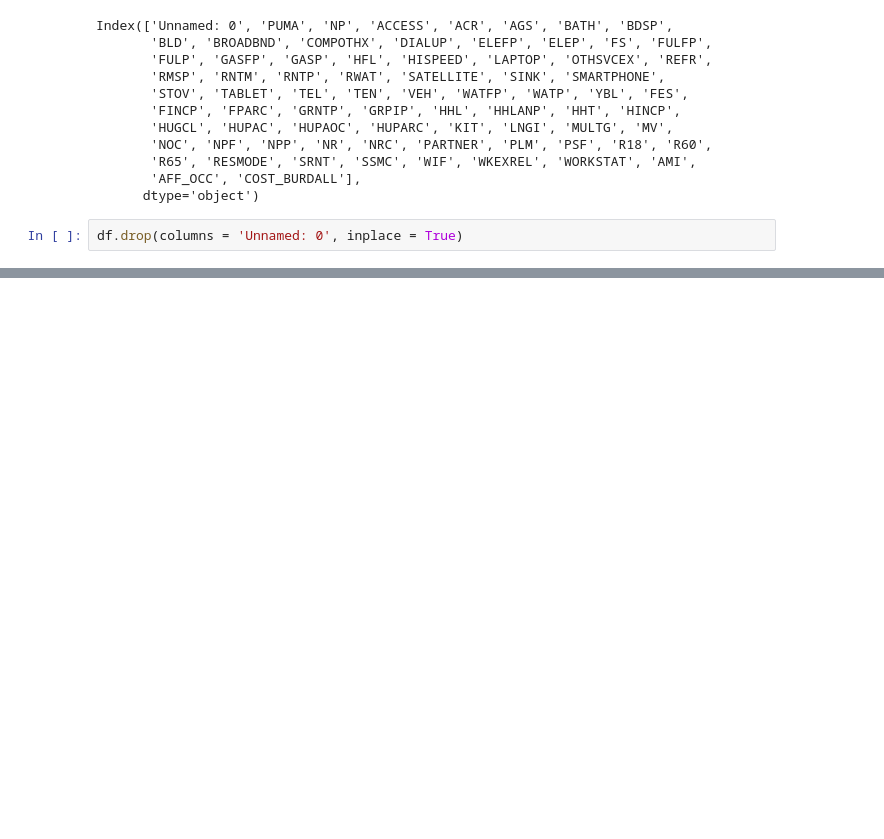
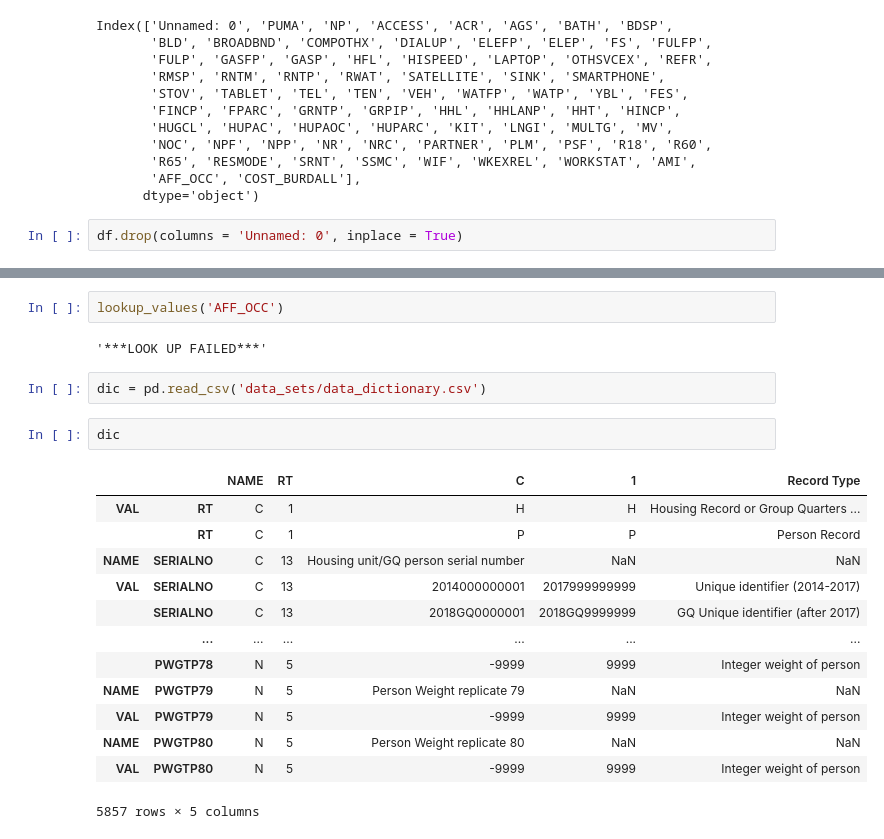
Before and after one commit to ITCS4122VISUALANALYTICS/Charlotte_Housing, a Jupyter notebook: visualization_playground.ipynb, the cells around one changed output, grey strips where cells are left out. Drawn from its saved outputs; the diff is of its cells as text; blank space fills up the shorter version.

```diff
--- a/visualization_playground.ipynb
+++ b/visualization_playground.ipynb
@@ -52,0 +54,22 @@ alt.Chart(...)
+# %%
+lookup_values('AFF_OCC')
+# %% [output]
+'***LOOK UP FAILED***'
+# %%
+dic = pd.read_csv('data_sets/data_dictionary.csv')
+# %%
+dic
+# %% [output]
+|  |  | NAME | RT | C | 1 | Record Type |
+| VAL | RT | C | 1 | H | H | Housing Record or Group Quarters ... |
+|  | RT | C | 1 | P | P | Person Record |
+| NAME | SERIALNO | C | 13 | Housing unit/GQ person serial number | NaN | NaN |
+| VAL | SERIALNO | C | 13 | 2014000000001 | 2017999999999 | Unique identifier (2014-2017) |
+|  | SERIALNO | C | 13 | 2018GQ0000001 | 2018GQ9999999 | GQ Unique identifier (after 2017) |
+|  | ... | ... | ... | ... | ... | ... |
+|  | PWGTP78 | N | 5 | -9999 | 9999 | Integer weight of person |
+| NAME | PWGTP79 | N | 5 | Person Weight replicate 79 | NaN | NaN |
+| VAL | PWGTP79 | N | 5 | -9999 | 9999 | Integer weight of person |
+| NAME | PWGTP80 | N | 5 | Person Weight replicate 80 | NaN | NaN |
+| VAL | PWGTP80 | N | 5 | -9999 | 9999 | Integer weight of person |
+5857 rows × 5 columns
```
Also changed, not shown: parts of 3 cells of this notebook, 3 other files.
